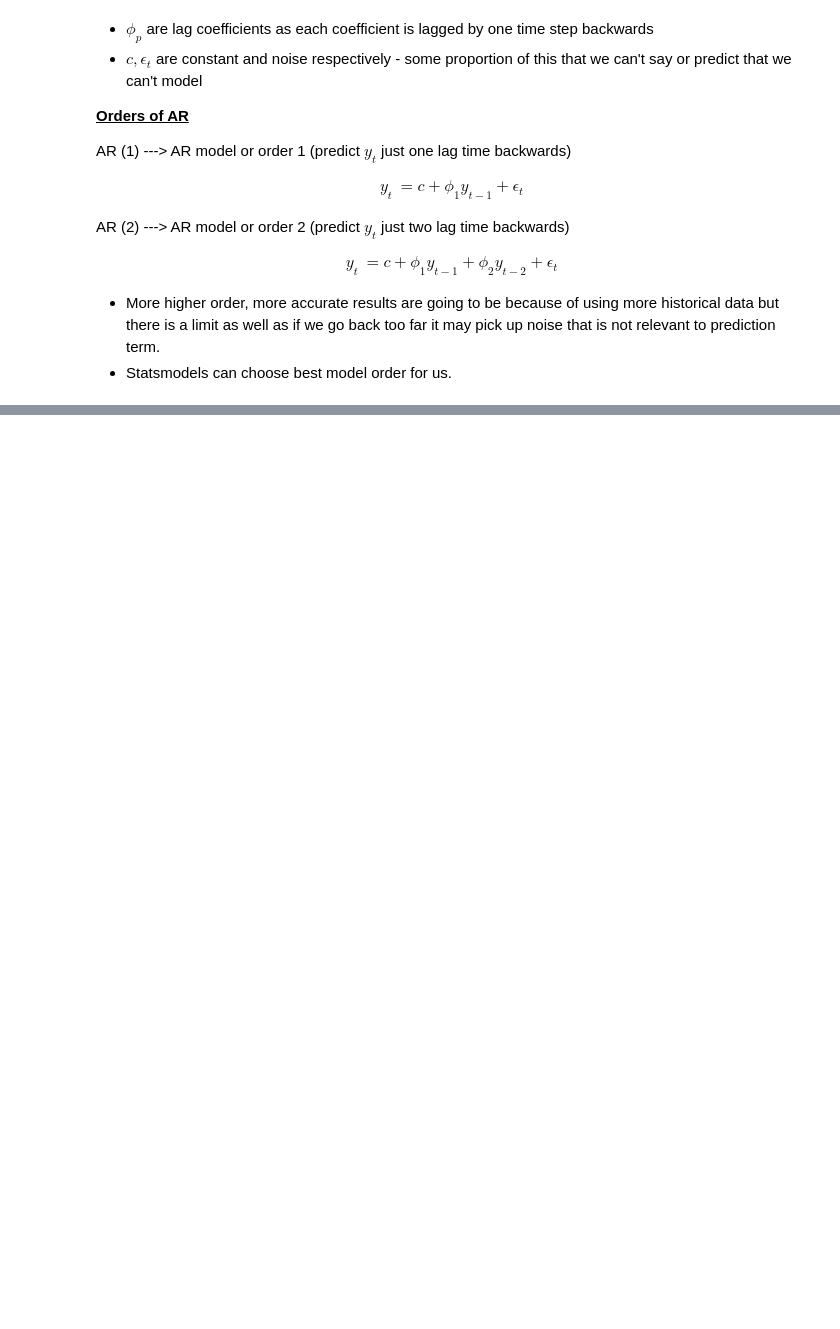
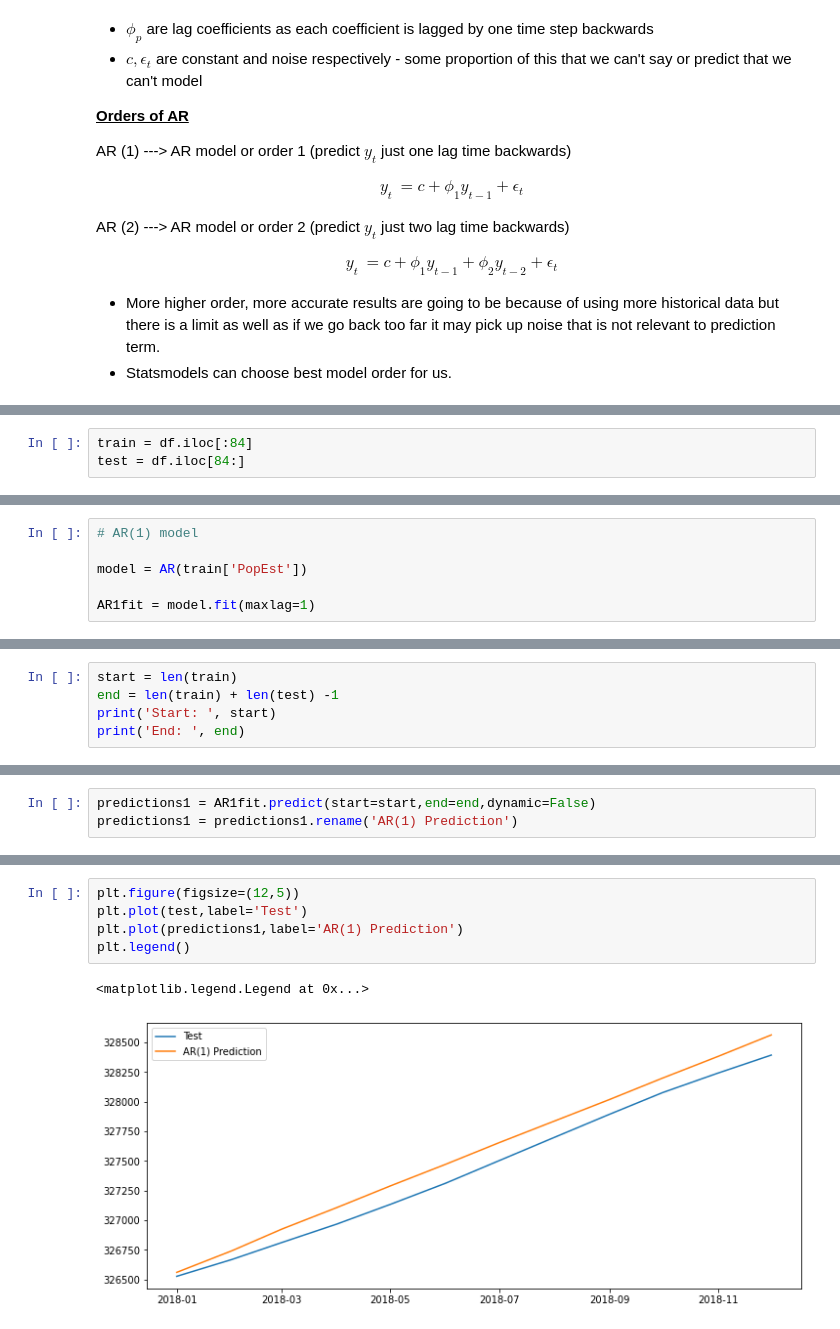
Before and after one commit to worklifesg/Time-Series-Forecasting-and-Analysis, a Jupyter notebook: 3. General Forcasting Methods/3_ARIMA.ipynb, the cells around one changed output, grey strips where cells are left out. Drawn from its saved outputs; the diff is of its cells as text; blank space fills up the shorter version.

```diff
--- a/3. General Forcasting Methods/3_ARIMA.ipynb
+++ b/3. General Forcasting Methods/3_ARIMA.ipynb
@@ -111,0 +143,3 @@ y_t &=c+\phi_1 y_{t-1}+ \phi_2 y_{t-2} + \epsilon_t
+# %%
+train = df.iloc[:84]
+test = df.iloc[84:]
@@ -111,0 +149,6 @@ y_t &=c+\phi_1 y_{t-1}+ \phi_2 y_{t-2} + \epsilon_t
+# %%
+# AR(1) model
+
+model = AR(train['PopEst'])
+
+AR1fit = model.fit(maxlag=1)
@@ -111,0 +171,5 @@ y_t &=c+\phi_1 y_{t-1}+ \phi_2 y_{t-2} + \epsilon_t
+# %%
+start = len(train)
+end = len(train) + len(test) -1
+print('Start: ', start)
+print('End: ', end)
@@ -111,0 +195,3 @@ y_t &=c+\phi_1 y_{t-1}+ \phi_2 y_{t-2} + \epsilon_t
+# %%
+predictions1 = AR1fit.predict(start=start,end=end,dynamic=False)
+predictions1 = predictions1.rename('AR(1) Prediction')
@@ -111,0 +214,8 @@ y_t &=c+\phi_1 y_{t-1}+ \phi_2 y_{t-2} + \epsilon_t
+# %%
+plt.figure(figsize=(12,5))
+plt.plot(test,label='Test')
+plt.plot(predictions1,label='AR(1) Prediction')
+plt.legend()
+# %% [output]
+<matplotlib.legend.Legend at 0x...>
+[figure, added]
```
Also changed, not shown: parts of 22 cells of this notebook.
